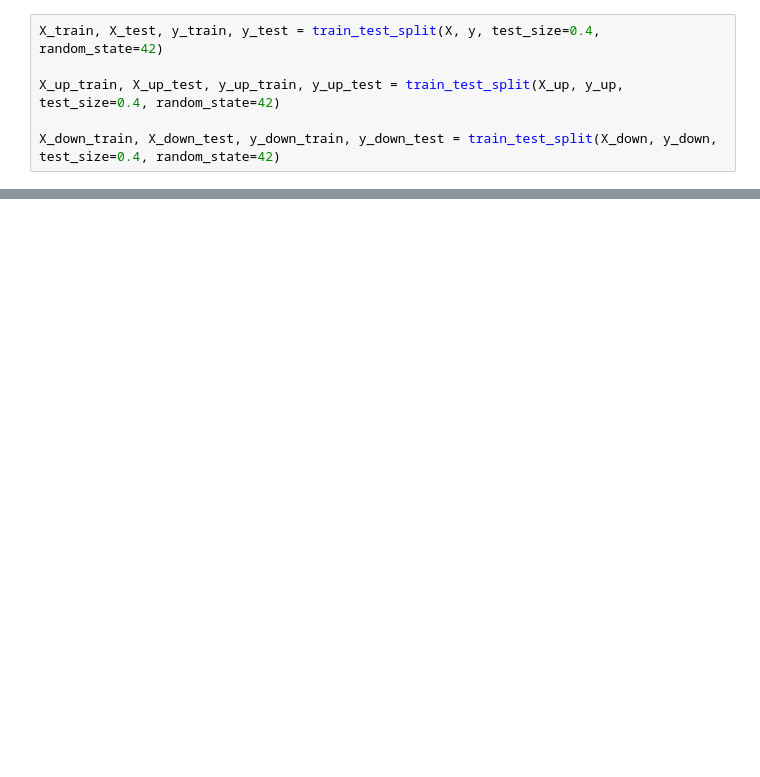
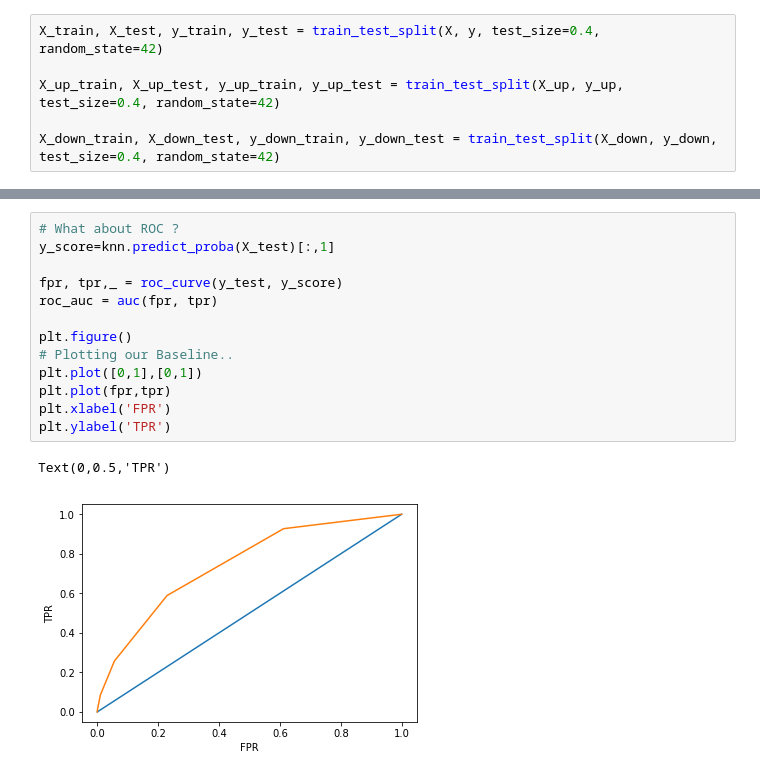
Before and after one commit to Jzbooth/Booth_Metis, a Jupyter notebook: Project_3/project_3_KNN.ipynb, the cells around one changed output, grey strips where cells are left out. Saved outputs shown, nothing was run; the diff lists cells and outputs as text; blank space fills up the shorter version.

```diff
--- a/Project_3/project_3_KNN.ipynb
+++ b/Project_3/project_3_KNN.ipynb
@@ -94,0 +129,16 @@ print(metrics.accuracy_score(y_test, y_pred))
+# %%
+# What about ROC ?
+y_score=knn.predict_proba(X_test)[:,1]
+
+fpr, tpr,_ = roc_curve(y_test, y_score)
+roc_auc = auc(fpr, tpr)
+
+plt.figure()
+# Plotting our Baseline..
+plt.plot([0,1],[0,1])
+plt.plot(fpr,tpr)
+plt.xlabel('FPR')
+plt.ylabel('TPR')
+# %% [output]
+Text(0,0.5,'TPR')
+[figure, added]
```
Also changed, not shown: parts of 20 cells of this notebook, 13 other files.
